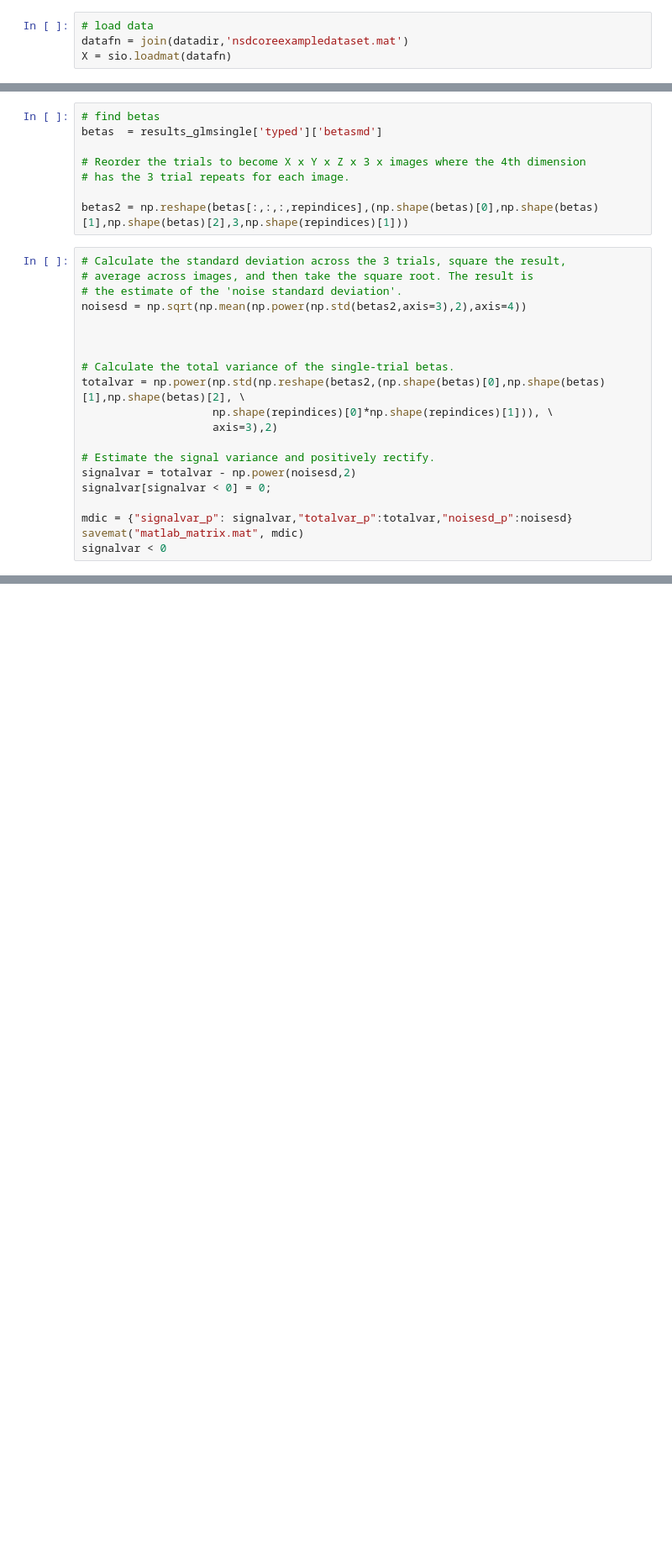
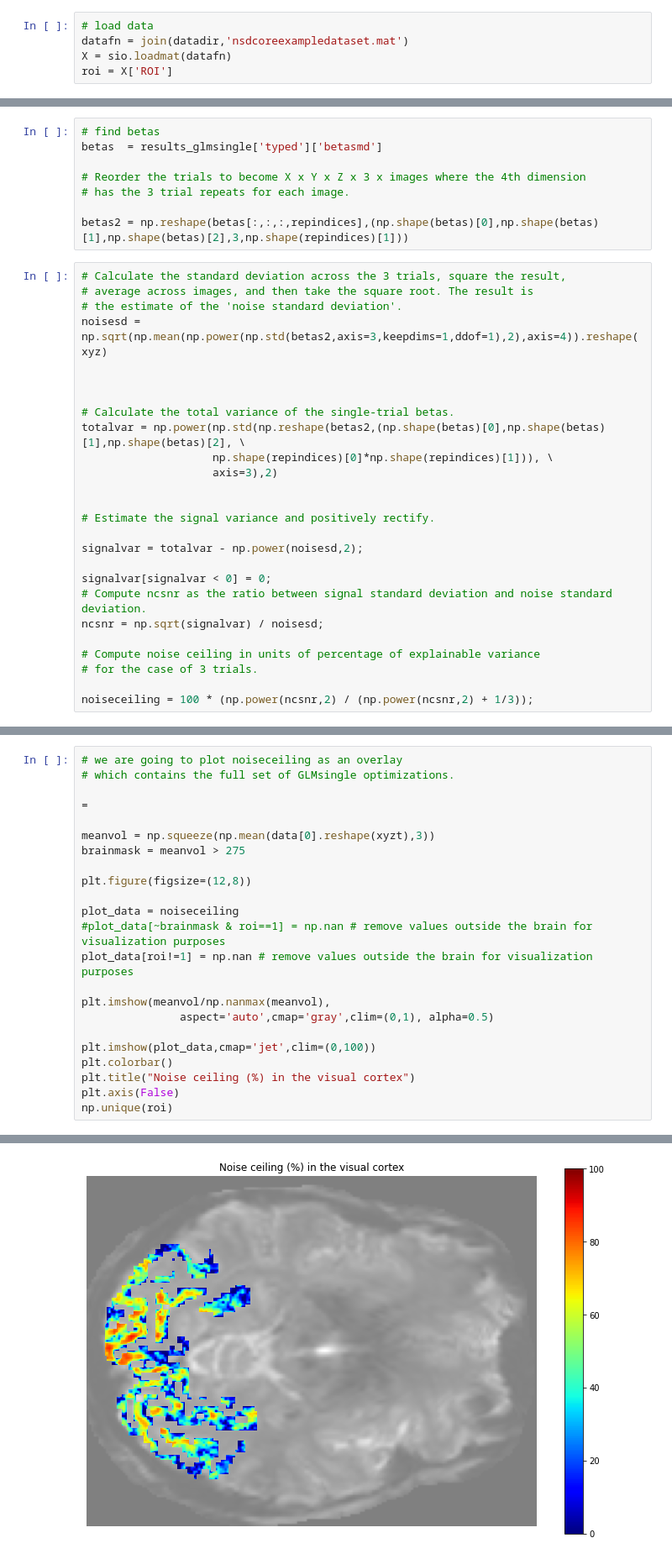
Before and after one commit to cvnlab/GLMsingle, a Jupyter notebook: examples/example9_noiseceiling.ipynb, the cells around one changed output, grey strips where cells are left out. Shown: that part at 84% size. Drawn from its saved outputs; the diff is of its cells as text; blank space fills up the shorter version.

```diff
--- a/examples/example9_noiseceiling.ipynb
+++ b/examples/example9_noiseceiling.ipynb
@@ -27,6 +27,7 @@ results_glmsingle['typed'] = np.load(join(outputdir_glmsingle,'TYPED_FITHRF_GLMD
 # load data
 datafn = join(datadir,'nsdcoreexampledataset.mat')
 X = sio.loadmat(datafn)
+roi = X['ROI']
 # %%
 # variables that will contain bold time-series and design matrices from each run
 data = []
@@ -87,7 +88,7 @@ betas2 = np.reshape(betas[:,:,:,repindices],(np.shape(betas)[0],np.shape(betas)[
 # Calculate the standard deviation across the 3 trials, square the result,
 # average across images, and then take the square root. The result is
 # the estimate of the 'noise standard deviation'.
-noisesd = np.sqrt(np.mean(np.power(np.std(betas2,axis=3),2),axis=4))
+noisesd = np.sqrt(np.mean(np.power(np.std(betas2,axis=3,keepdims=1,ddof=1),2),axis=4)).reshape(xyz)
 
 
 
@@ -96,10 +97,16 @@ totalvar = np.power(np.std(np.reshape(betas2,(np.shape(betas)[0],np.shape(betas)
                     np.shape(repindices)[0]*np.shape(repindices)[1])), \
                     axis=3),2)
 
+
 # Estimate the signal variance and positively rectify.
-signalvar = totalvar - np.power(noisesd,2)
+
+signalvar = totalvar - np.power(noisesd,2);
+
 signalvar[signalvar < 0] = 0;
+# Compute ncsnr as the ratio between signal standard deviation and noise standard deviation.
+ncsnr = np.sqrt(signalvar) / noisesd;
 
-mdic = {"signalvar_p": signalvar,"totalvar_p":totalvar,"noisesd_p":noisesd}
-savemat("matlab_matrix.mat", mdic)
-signalvar < 0
+# Compute noise ceiling in units of percentage of explainable variance
+# for the case of 3 trials.
+
+noiseceiling = 100 * (np.power(ncsnr,2) / (np.power(ncsnr,2) + 1/3));
@@ -117,0 +113,24 @@ savemat("matlab_matrix.mat", mdic)
+# %%
+# we are going to plot noiseceiling as an overlay
+# which contains the full set of GLMsingle optimizations.
+
+=
+
+meanvol = np.squeeze(np.mean(data[0].reshape(xyzt),3))
+brainmask = meanvol > 275
+
+plt.figure(figsize=(12,8))
+
+plot_data = noiseceiling
+#plot_data[~brainmask & roi==1] = np.nan # remove values outside the brain for visualization purposes
+plot_data[roi!=1] = np.nan # remove values outside the brain for visualization purposes
+
+plt.imshow(meanvol/np.nanmax(meanvol),
+               aspect='auto',cmap='gray',clim=(0,1), alpha=0.5)
+
+plt.imshow(plot_data,cmap='jet',clim=(0,100))
+plt.colorbar()
+plt.title("Noise ceiling (%) in the visual cortex")
+plt.axis(False)
+np.unique(roi)
+# %% [output]
@@ -117,0 +138 @@ savemat("matlab_matrix.mat", mdic)
+[figure, added]
```
Also changed, not shown: parts of 8 cells of this notebook.
